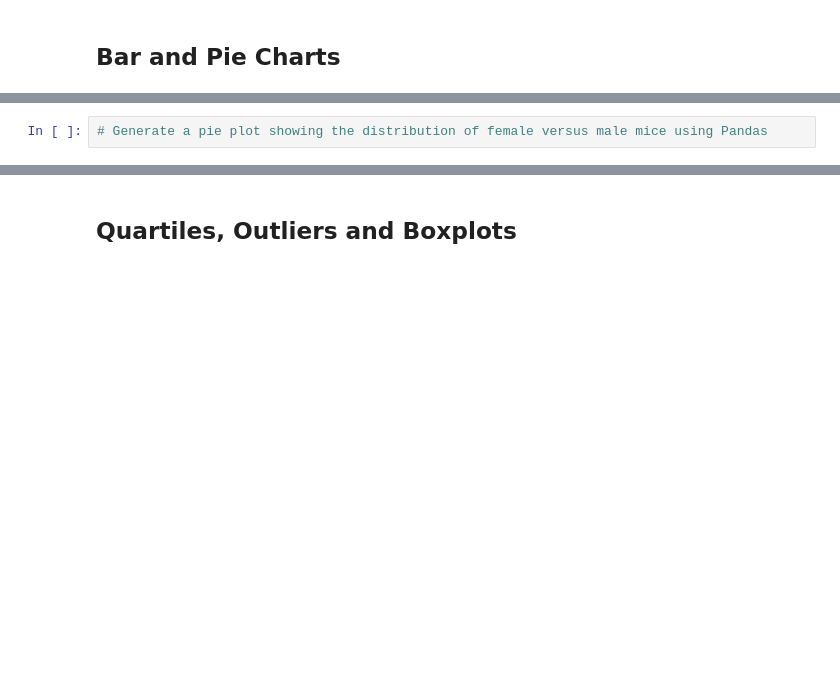
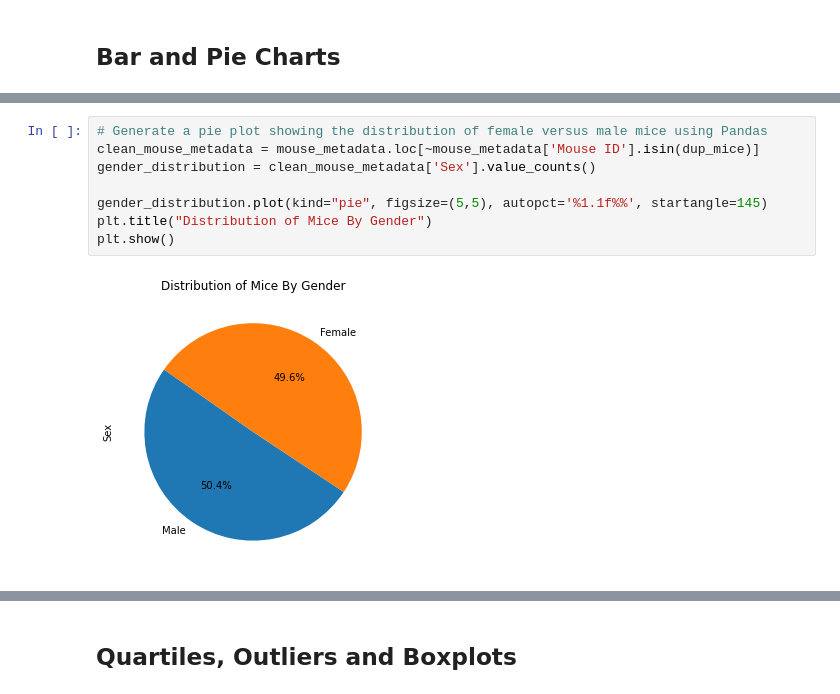
Before and after one commit to tlenzmeier58/matplotlib_challenge, a Jupyter notebook: pymaceuticals_starter.ipynb, the cells around one changed output, grey strips where cells are left out. Saved outputs shown, nothing was run; the diff lists cells and outputs as text; blank space fills up the shorter version.

```diff
--- a/pymaceuticals_starter.ipynb
+++ b/pymaceuticals_starter.ipynb
@@ -164,4 +181,12 @@ plt.show()
 # %%
 # Generate a pie plot showing the distribution of female versus male mice using Pandas
+clean_mouse_metadata = mouse_metadata.loc[~mouse_metadata['Mouse ID'].isin(dup_mice)]
+gender_distribution = clean_mouse_metadata['Sex'].value_counts()
+
+gender_distribution.plot(kind="pie", figsize=(5,5), autopct='%1.1f%%', startangle=145)
+plt.title("Distribution of Mice By Gender")
+plt.show()
+# %% [output]
+[figure, added]
 # %%
 # Generate a pie plot showing the distribution of female versus male mice using pyplot
```
Also changed, not shown: parts of 6 cells of this notebook.
